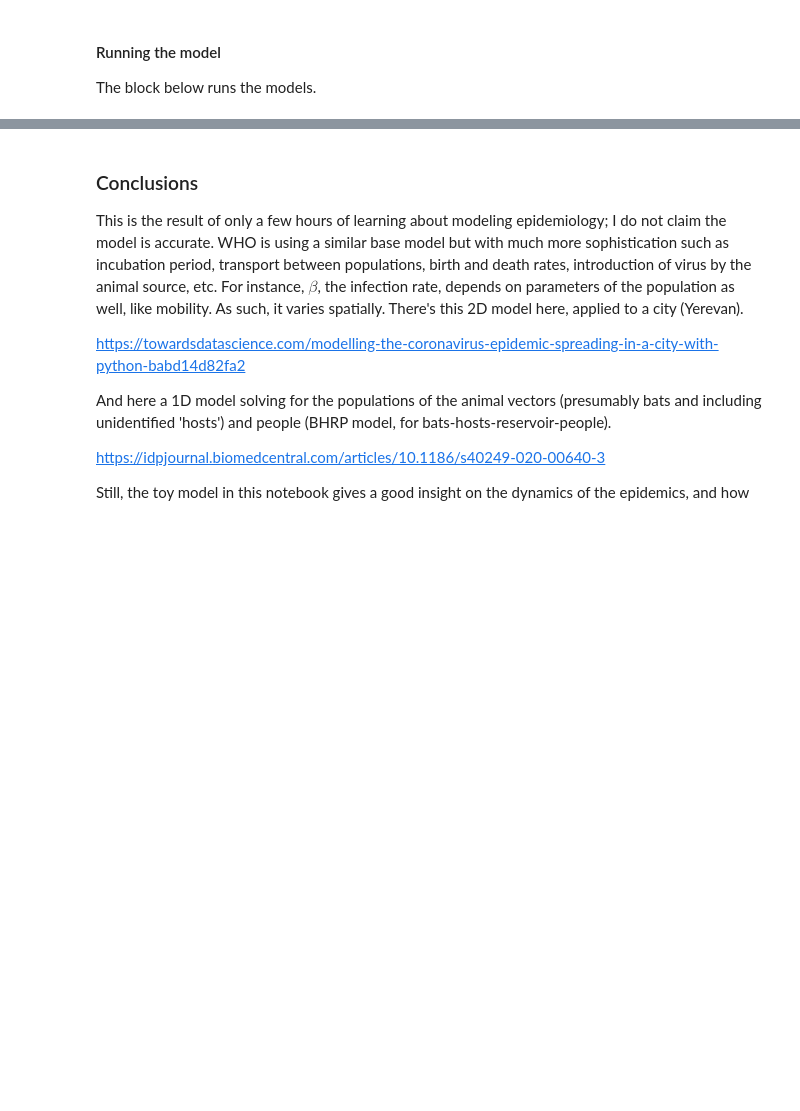
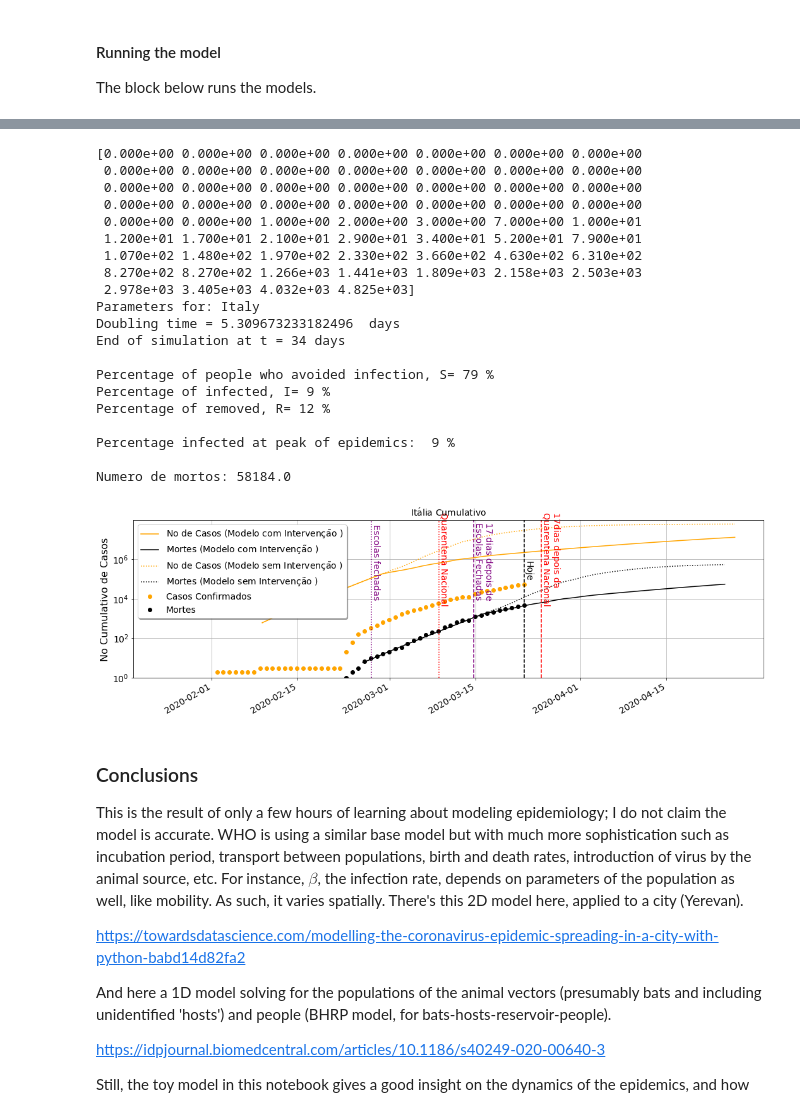
Before and after one commit to wlyra/covid19, a Jupyter notebook: covid19.ipynb, the cells around one changed output, grey strips where cells are left out. Saved outputs shown, nothing was run; the diff lists cells and outputs as text; code cells hidden in the pictures; blank space fills up the shorter version.

```diff
--- a/covid19.ipynb
+++ b/covid19.ipynb
@@ -230,9 +230,11 @@ def select_country(name):
     mu=0.01
     R0=6.5
 
+    print(deaths)
+
     if (name == 'Italy'):
         N=6e7
-        R0=6.
+        R0=5.75
         # start the model at a statistically significant number
         D0=6.
         name_pt = 'It'+r'${\rm \'a}$'+'lia'
@@ -592,6 +713,31 @@ Numero de mortos: 1377261.0
 # %%
+country = select_country('Italy')
+plottage(country,RK3(country))
+
 #country = select_country('Korea, South')
 #plottage(country,RK3(country))
+# %% [output]
+[0.000e+00 0.000e+00 0.000e+00 0.000e+00 0.000e+00 0.000e+00 0.000e+00
+ 0.000e+00 0.000e+00 0.000e+00 0.000e+00 0.000e+00 0.000e+00 0.000e+00
+ 0.000e+00 0.000e+00 0.000e+00 0.000e+00 0.000e+00 0.000e+00 0.000e+00
+ 0.000e+00 0.000e+00 0.000e+00 0.000e+00 0.000e+00 0.000e+00 0.000e+00
+ 0.000e+00 0.000e+00 1.000e+00 2.000e+00 3.000e+00 7.000e+00 1.000e+01
+ 1.200e+01 1.700e+01 2.100e+01 2.900e+01 3.400e+01 5.200e+01 7.900e+01
+ 1.070e+02 1.480e+02 1.970e+02 2.330e+02 3.660e+02 4.630e+02 6.310e+02
+ 8.270e+02 8.270e+02 1.266e+03 1.441e+03 1.809e+03 2.158e+03 2.503e+03
+ 2.978e+03 3.405e+03 4.032e+03 4.825e+03]
+Parameters for: Italy
+Doubling time = 5.309673233182496  days
+End of simulation at t = 34 days
+
+Percentage of people who avoided infection, S= 79 %
+Percentage of infected, I= 9 %
+Percentage of removed, R= 12 %
+
+Percentage infected at peak of epidemics:  9 %
+
+Numero de mortos: 58184.0
+[figure, added]
 # %%
 #country = select_country('Sweden')
 #plottage(country,RK3(country))
```
Also changed, not shown: parts of 4 cells of this notebook.
